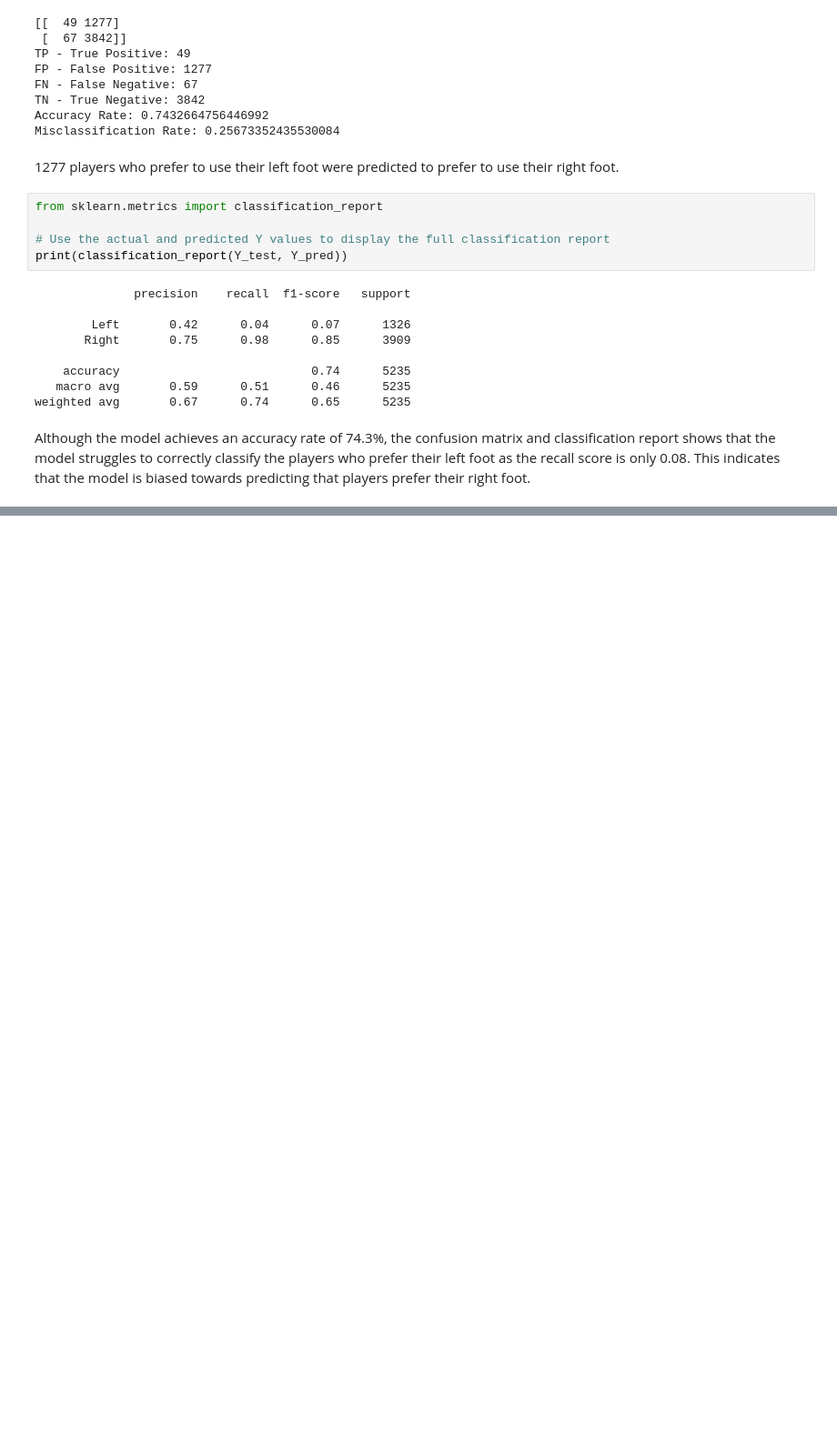
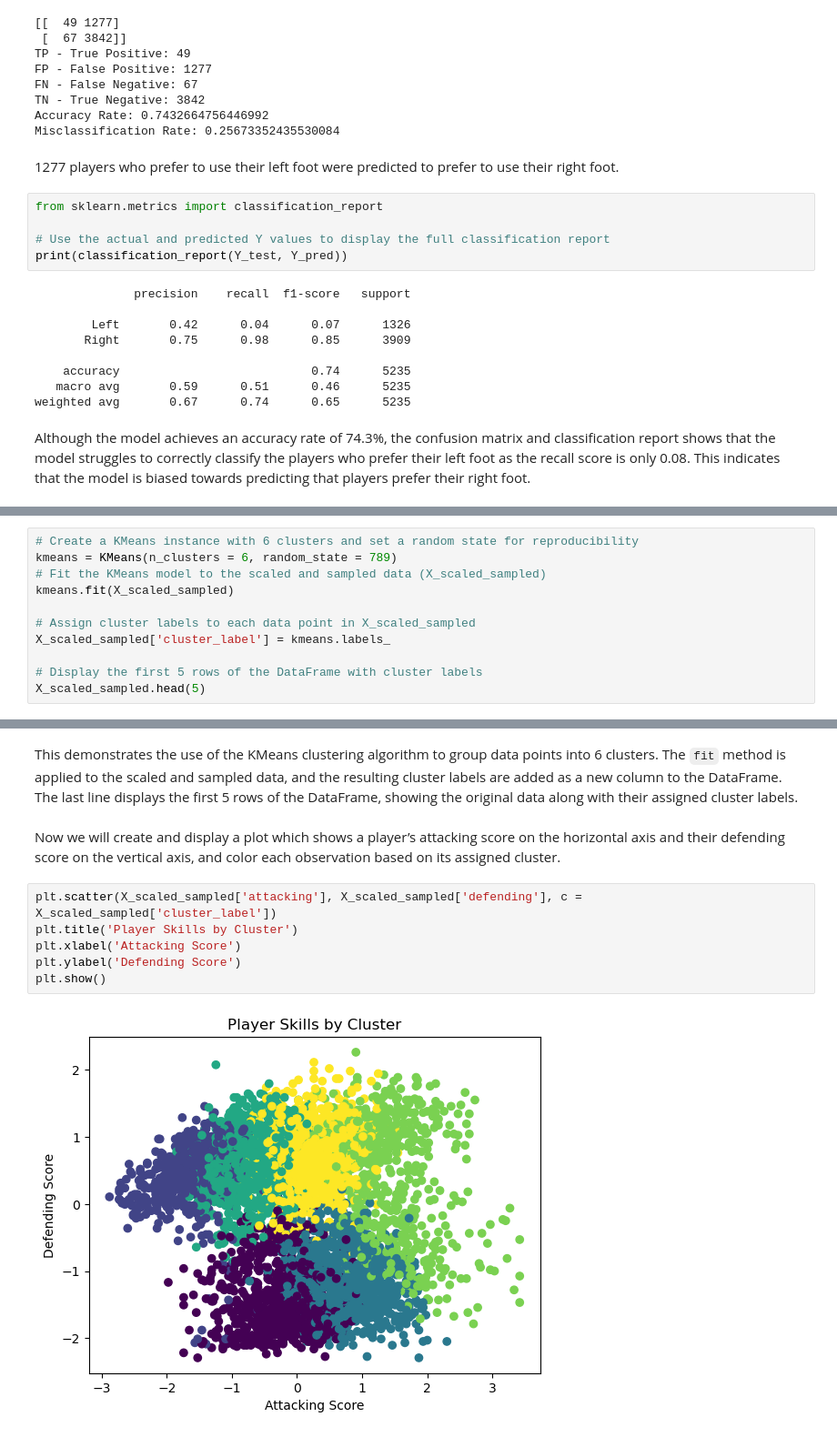
Before and after one commit to asapmansheel/FIFA-2022-Data-Analysis, a Jupyter notebook: fifa-2022-player-data-analysis.ipynb, the cells around one changed output, grey strips where cells are left out. Shown at 91% size. Cells and saved outputs as stored; diff of their text form; blank space fills up the shorter version.

```diff
--- a/fifa-2022-player-data-analysis.ipynb
+++ b/fifa-2022-player-data-analysis.ipynb
@@ -341,0 +434,11 @@ Although the model achieves an accuracy rate of 74.3%, the confusion matrix and
+# %%
+# Create a KMeans instance with 6 clusters and set a random state for reproducibility
+kmeans = KMeans(n_clusters = 6, random_state = 789)
+# Fit the KMeans model to the scaled and sampled data (X_scaled_sampled)
+kmeans.fit(X_scaled_sampled)
+
+# Assign cluster labels to each data point in X_scaled_sampled
+X_scaled_sampled['cluster_label'] = kmeans.labels_
+
+# Display the first 5 rows of the DataFrame with cluster labels
+X_scaled_sampled.head(5)
@@ -341,0 +452,14 @@ Although the model achieves an accuracy rate of 74.3%, the confusion matrix and
+# %% [markdown]
+This demonstrates the use of the KMeans clustering algorithm to group data points into 6 clusters. The `fit` method is applied to the scaled and sampled data, and the resulting cluster labels are added as a new column to the DataFrame. The last line displays the first 5 rows of the DataFrame, showing the original data along with their assigned cluster labels.
+# %% [markdown]
+Now we will create and display a plot which shows a player’s attacking score on the horizontal
+axis and their defending score on the vertical axis, and color each observation based on its
+assigned cluster.
+# %%
+plt.scatter(X_scaled_sampled['attacking'], X_scaled_sampled['defending'], c = X_scaled_sampled['cluster_label'])
+plt.title('Player Skills by Cluster')
+plt.xlabel('Attacking Score')
+plt.ylabel('Defending Score')
+plt.show()
+# %% [output]
+[figure, added]
```
Also changed, not shown: parts of 15 cells of this notebook.
